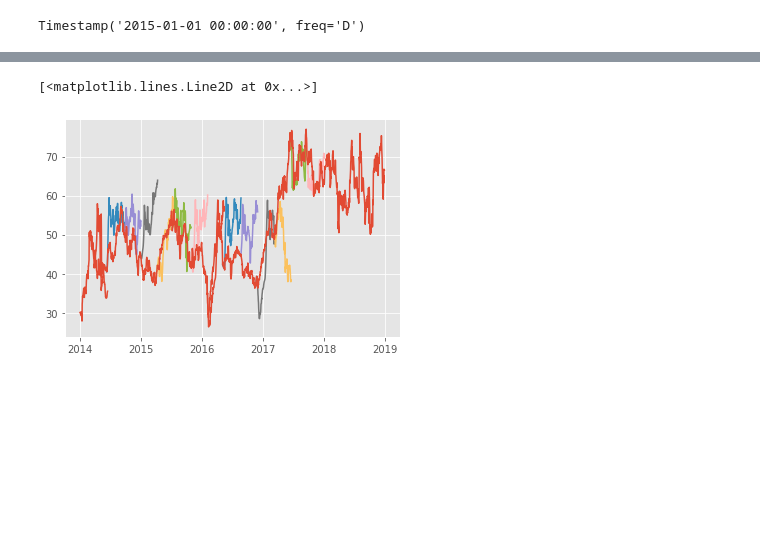
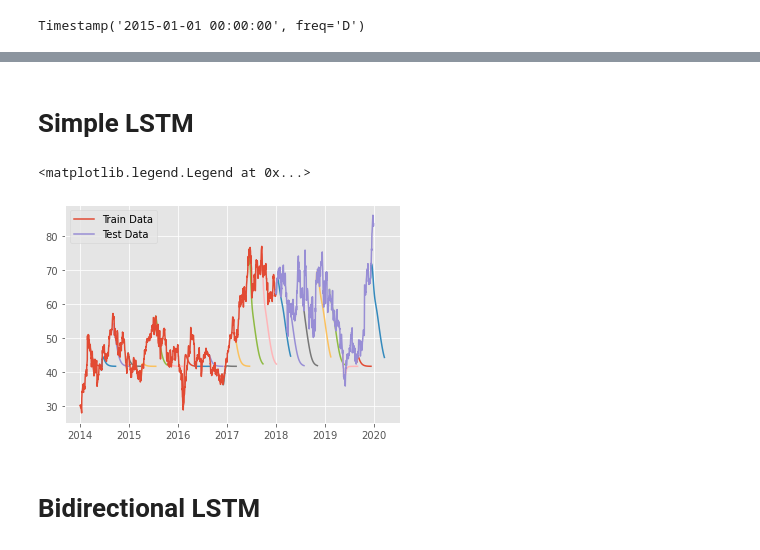
Before and after one commit to Nikhil-Khetani/Tesla-Stock-Price-Predictor, a Jupyter notebook: Notebook3.ipynb, the cells around one changed output, grey strips where cells are left out. Drawn from its saved outputs; the diff is of its cells as text; code cells hidden in the pictures; blank space fills up the shorter version.

Commit message:
Added bidirectional lstm

```diff
--- a/Notebook3.ipynb
+++ b/Notebook3.ipynb
@@ -145,3 +85,8 @@ train_data
 | 2017-12-30 | 0.419075 |
 | 2017-12-31 | 0.437760 |
 1461 rows × 1 columns
+# %%
+test_data_scaled = scaler.transform(test_data)
+test_data['Scaled_close'] = test_data_scaled
+test_data_scaled = pd.DataFrame(test_data['Scaled_close'])
+test_data_scaled
@@ -148,6 +111,12 @@ train_data
 # %%
-train_data_lagged=train_data
-for lag in range(1, input_length + 1):
-            train_data_lagged['lag_' + str(lag)] = train_data_lagged[train_data_lagged.columns[0]].shift(lag)
-            train_data_lagged.dropna(inplace=True)
-train_data_lagged
+def ConvertToKerasLagged(scaled_data, input_length, n_features):
+  train_data_lagged= scaled_data
+  for lag in range(1, input_length + 1):
+              train_data_lagged['lag_' + str(lag)] = train_data_lagged[train_data_lagged.columns[0]].shift(lag)
+              train_data_lagged.dropna(inplace=True)
+  lag_features  = [i for i in reversed(train_data_lagged.columns) if i!='Scaled_close']
+  X_data = np.array(train_data_lagged[lag_features])
+  y_data = np.array(train_data_lagged['Scaled_close'])
+  # reshape from [samples, timesteps] into [samples, timesteps, features]
+  X_data = X_data.reshape((X_data.shape[0], X_data.shape[1], n_features))
+  return X_data, y_data
@@ -176,0 +123,4 @@ X_data.shape
+# %%
+n_features = 1
+X_data, y_data = ConvertToKerasLagged(train_data_scaled, input_length, n_features)
+X_data.shape
@@ -196,3 +145,3 @@ X_data = X_data.reshape((X_data.shape[0], X_data.shape[1], n_features))
 # %%
-model.fit(X_data, y_data, epochs=1500, shuffle=True,verbose=1)
+model.fit(X_data, y_data, epochs=3000, shuffle=True,verbose=1)
 # %% [output]
@@ -314,20 +254,28 @@ plt.plot(df['2014':'2016'])
+# %% [markdown]
+# Simple LSTM
 # %%
 def predictEveryNPeriods(model, data, N, input_length, future_steps, scaler):
   timestep = data.index.min()
   while timestep<data.index.max() - timedelta(days=input_length):
     input_seq = data[timestep:timestep+timedelta(days=input_length)]
     pred = scaler.inverse_transform(np.expand_dims(predict(model, input_seq, future_steps=future_steps),0))[0]
     pred_date_range = pd.date_range(timestep,periods=len(pred))
     pred_df = pd.DataFrame(data={'Predictions':pred}, index=pred_date_range)
-    plt.plot(pred_df, label=str(timestep))
+    plt.plot(pred_df)
 
     timestep += timedelta(days=N)
   pass
 
 
-predictEveryNPeriods(model, train_data['Scaled_close'],100,input_length,100, scaler)
-plt.plot(df['2014':'2018'])
-# plt.legend()
+predictEveryNPeriods(model, train_data_scaled['Scaled_close'],100,input_length,100, scaler)
+
+plt.plot(train_data['Adj Close'],label = 'Train Data')
+
+predictEveryNPeriods(model, test_data_scaled['Scaled_close'],100,input_length,100, scaler)
+plt.plot(test_data['Adj Close'],label = 'Test Data')
+plt.legend()
 # %% [output]
-[<matplotlib.lines.Line2D at 0x...>]
+<matplotlib.legend.Legend at 0x...>
-[figure, old version]
+[figure, new version]
+# %% [markdown]
+# Bidirectional LSTM
```
Also changed, not shown: parts of 24 cells of this notebook.
